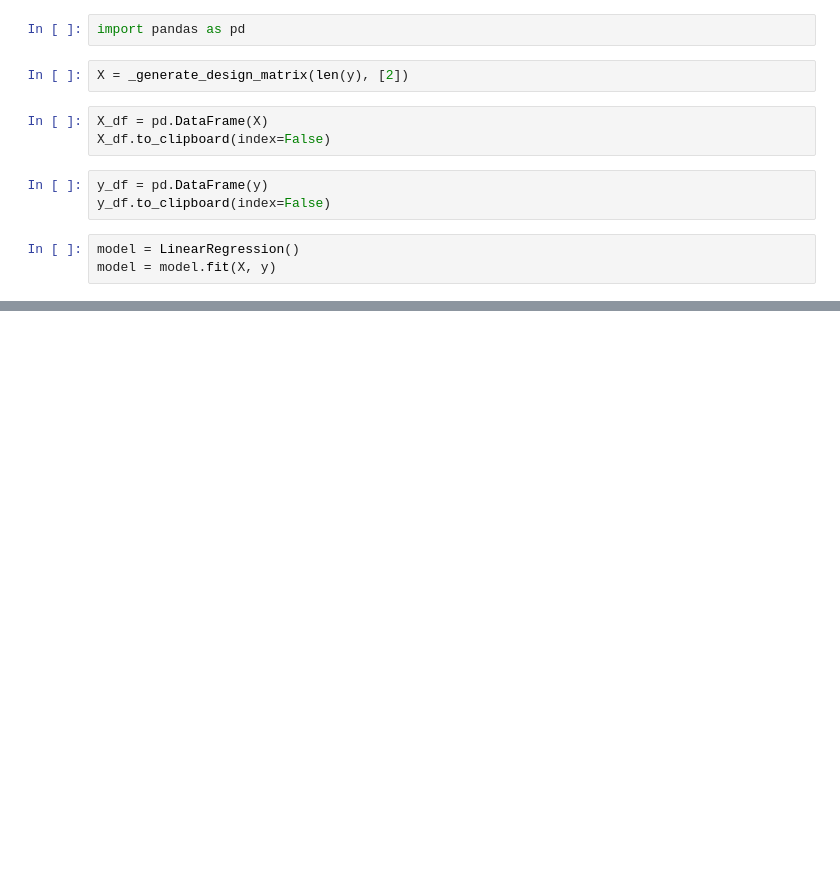
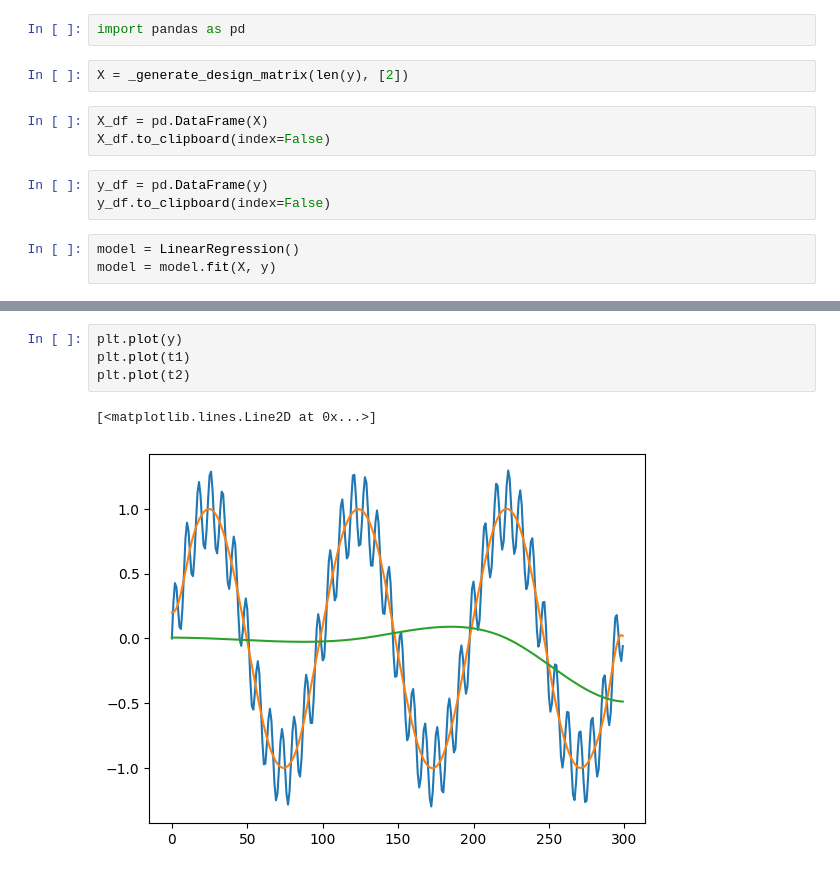
Before and after one commit to roy-stephen/seasons, a Jupyter notebook: seasons/examples/base_usage.ipynb, the cells around one changed output, grey strips where cells are left out. Cells and saved outputs as stored; diff of their text form; blank space fills up the shorter version.

```diff
--- a/seasons/examples/base_usage.ipynb
+++ b/seasons/examples/base_usage.ipynb
@@ -107,0 +147,7 @@ model = model.fit(X, y)
+# %%
+plt.plot(y)
+plt.plot(t1)
+plt.plot(t2)
+# %% [output]
+[<matplotlib.lines.Line2D at 0x...>]
+[figure, added]
```
Also changed, not shown: parts of 9 cells of this notebook, 5 other files.
